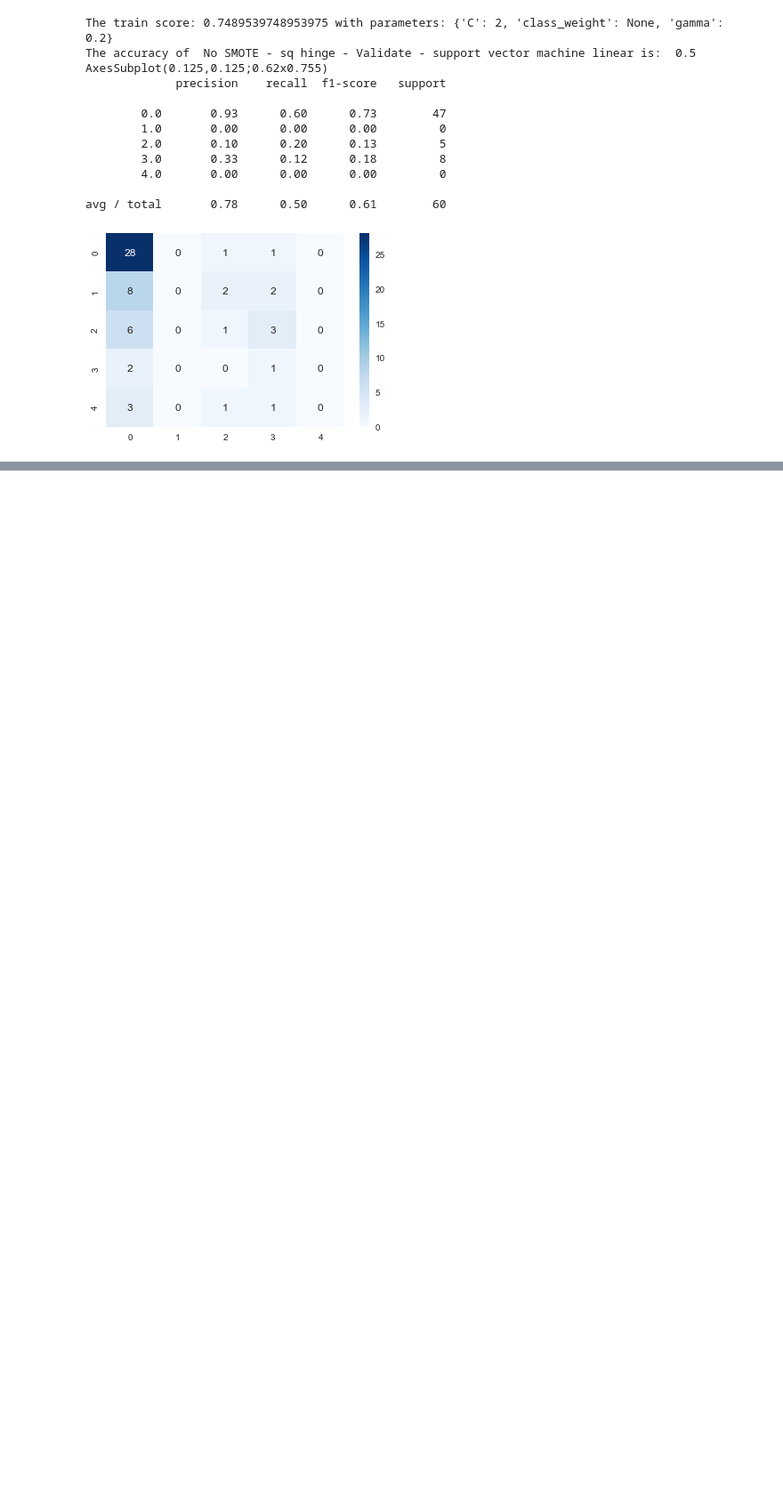
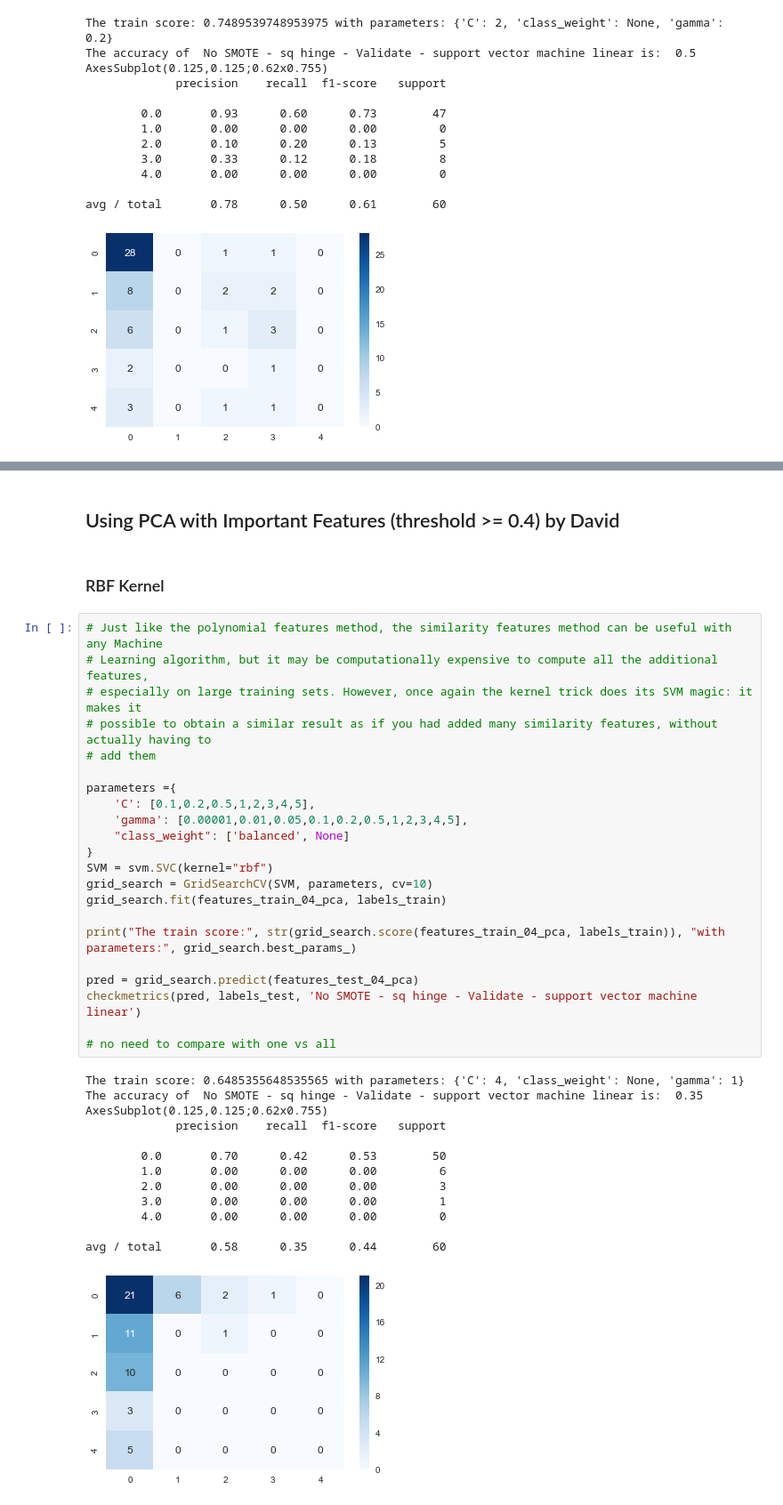
Before and after one commit to nakamura41/KE5206_CA_2, a Jupyter notebook: SVM.ipynb, the cells around one changed output, grey strips where cells are left out. Shown: that part at 89% size. Saved outputs shown, nothing was run; the diff lists cells and outputs as text; blank space fills up the shorter version.

```diff
--- a/SVM.ipynb
+++ b/SVM.ipynb
@@ -640,0 +719,40 @@ avg / total       0.78      0.50      0.61        60
+# %% [markdown]
+## Using PCA with Important Features (threshold >= 0.4) by David
+# %% [markdown]
+### RBF Kernel
+# %%
+# Just like the polynomial features method, the similarity features method can be useful with any Machine
+# Learning algorithm, but it may be computationally expensive to compute all the additional features,
+# especially on large training sets. However, once again the kernel trick does its SVM magic: it makes it
+# possible to obtain a similar result as if you had added many similarity features, without actually having to
+# add them
+
+parameters ={
+    'C': [0.1,0.2,0.5,1,2,3,4,5],
+    'gamma': [0.00001,0.01,0.05,0.1,0.2,0.5,1,2,3,4,5],
+    "class_weight": ['balanced', None]
+}
+SVM = svm.SVC(kernel="rbf")
+grid_search = GridSearchCV(SVM, parameters, cv=10)
+grid_search.fit(features_train_04_pca, labels_train)
+
+print("The train score:", str(grid_search.score(features_train_04_pca, labels_train)), "with parameters:", grid_search.best_params_)
+
+pred = grid_search.predict(features_test_04_pca)
+checkmetrics(pred, labels_test, 'No SMOTE - sq hinge - Validate - support vector machine linear')
+
+# no need to compare with one vs all
+# %% [output]
+The train score: 0.6485355648535565 with parameters: {'C': 4, 'class_weight': None, 'gamma': 1}
+The accuracy of  No SMOTE - sq hinge - Validate - support vector machine linear is:  0.35
+AxesSubplot(0.125,0.125;0.62x0.755)
+             precision    recall  f1-score   support
+
+        0.0       0.70      0.42      0.53        50
+        1.0       0.00      0.00      0.00         6
+        2.0       0.00      0.00      0.00         3
+        3.0       0.00      0.00      0.00         1
+        4.0       0.00      0.00      0.00         0
+
+avg / total       0.58      0.35      0.44        60
+[figure, added]
```
Also changed, not shown: parts of 15 cells of this notebook, 1 other file.
